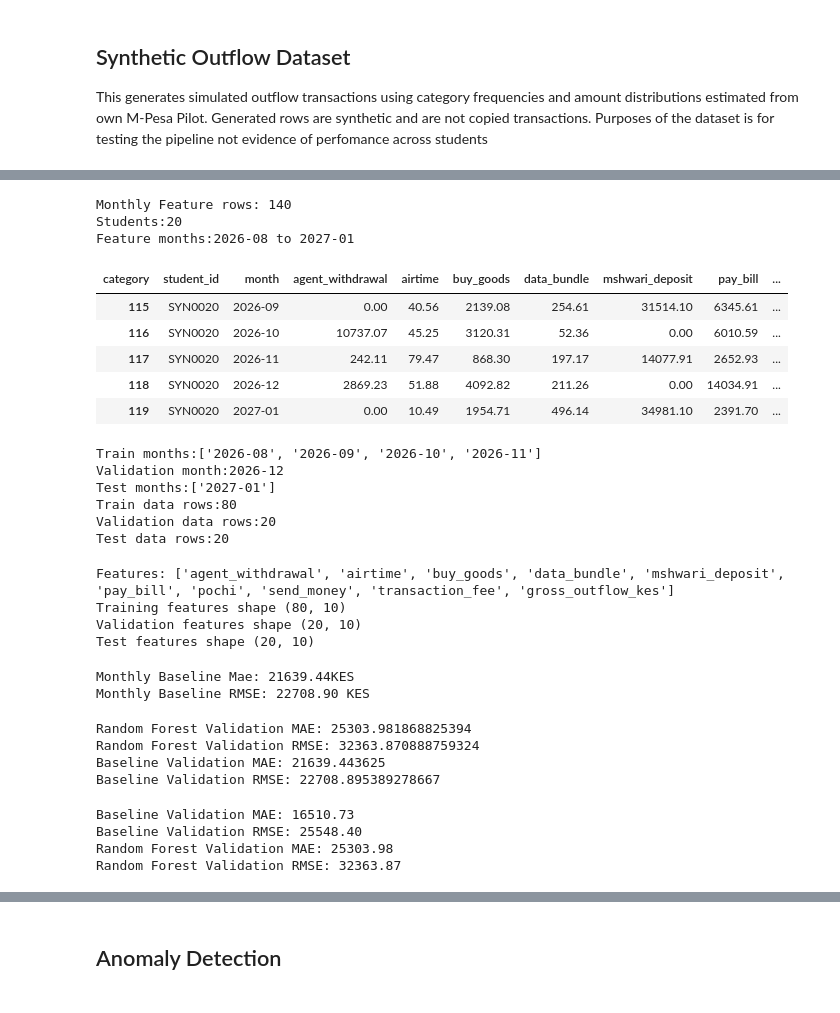
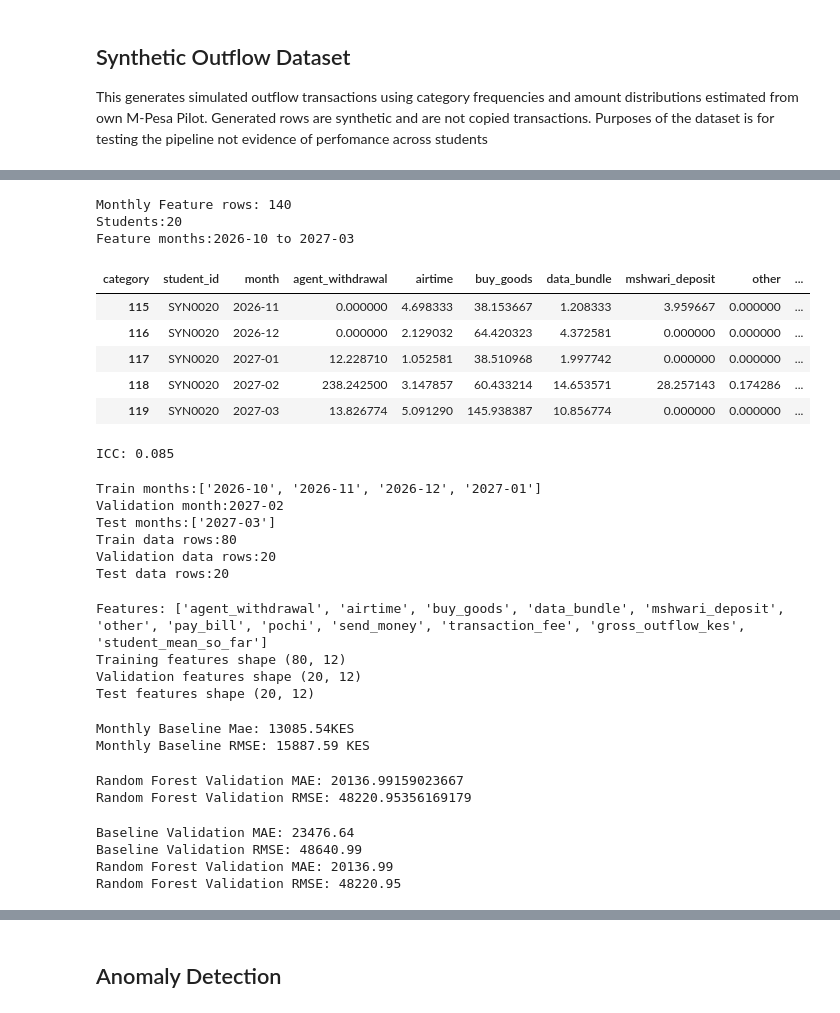
Before and after one commit to Jimmy-szn/dependants-costs, a Jupyter notebook: notebooks/aml.ipynb, the cells around one changed output, grey strips where cells are left out. Saved outputs shown, nothing was run; the diff lists cells and outputs as text; code cells hidden in the pictures.

```diff
--- a/notebooks/aml.ipynb
+++ b/notebooks/aml.ipynb
@@ -461,38 +485,52 @@ Monthly students records:140
 # %%
 synthetic_transactions["month"] = synthetic_transactions["month"]=synthetic_transactions["timestamp"].dt.to_period("M").astype(str)
 monthly_features =(
     synthetic_transactions.pivot_table (
         index=["student_id", "month"],
         columns="category",
         values="amount_kes",
         aggfunc="sum",
         fill_value=0,
     ).reset_index()
 )
 monthly_features["gross_outflow_kes"] = monthly_features.drop(
     columns=["student_id", "month"],
 ).sum(axis=1)
+days = synthetic_transactions.groupby("month")["timestamp"].apply(lambda s: s.dt.normalize().nunique())
+cat_cols = [c for c in monthly_features.columns if c not in ("student_id", "month")]
+monthly_features[cat_cols] = monthly_features[cat_cols].div(monthly_features["month"].map(days), axis=0)
+monthly_features["gross_outflow_kes"] = monthly_features[cat_cols].sum(axis=1)   # KES per day
 monthly_features = monthly_features.sort_values(["student_id", "month"])
 monthly_features["next_monthly_outflow_kes"] = (
     monthly_features.groupby("student_id")
 [ "gross_outflow_kes"].shift(-1))
+monthly_features["student_mean_so_far"] = (monthly_features.groupby("student_id")["gross_outflow_kes"]
+                                           .transform(lambda s: s.expanding().mean()))
 forecasting_dataset = monthly_features.dropna(
     subset=["next_monthly_outflow_kes"]
 ).reset_index(drop=True)
 print(f"Monthly Feature rows: {len(monthly_features):,}")
 print(f"Students:{forecasting_dataset['student_id'].nunique()}")
 print(f"Feature months:{forecasting_dataset['month'].min()} to {forecasting_dataset['month'].max()}")
 display(forecasting_dataset.tail())
 # %% [output]
 Monthly Feature rows: 140
 Students:20
-Feature months:2026-08 to 2027-01
+Feature months:2026-10 to 2027-03
-| category | student_id | month | agent_withdrawal | airtime | buy_goods | data_bundle | mshwari_deposit | pay_bill | ... |
-| 115 | SYN0020 | 2026-09 | 0.00 | 40.56 | 2139.08 | 254.61 | 31514.10 | 6345.61 | ... |
-| 116 | SYN0020 | 2026-10 | 10737.07 | 45.25 | 3120.31 | 52.36 | 0.00 | 6010.59 | ... |
-| 117 | SYN0020 | 2026-11 | 242.11 | 79.47 | 868.30 | 197.17 | 14077.91 | 2652.93 | ... |
-| 118 | SYN0020 | 2026-12 | 2869.23 | 51.88 | 4092.82 | 211.26 | 0.00 | 14034.91 | ... |
-| 119 | SYN0020 | 2027-01 | 0.00 | 10.49 | 1954.71 | 496.14 | 34981.10 | 2391.70 | ... |
+| category | student_id | month | agent_withdrawal | airtime | buy_goods | data_bundle | mshwari_deposit | other | ... |
+| 115 | SYN0020 | 2026-11 | 0.000000 | 4.698333 | 38.153667 | 1.208333 | 3.959667 | 0.000000 | ... |
+| 116 | SYN0020 | 2026-12 | 0.000000 | 2.129032 | 64.420323 | 4.372581 | 0.000000 | 0.000000 | ... |
+| 117 | SYN0020 | 2027-01 | 12.228710 | 1.052581 | 38.510968 | 1.997742 | 0.000000 | 0.000000 | ... |
+| 118 | SYN0020 | 2027-02 | 238.242500 | 3.147857 | 60.433214 | 14.653571 | 28.257143 | 0.174286 | ... |
+| 119 | SYN0020 | 2027-03 | 13.826774 | 5.091290 | 145.938387 | 10.856774 | 0.000000 | 0.000000 | ... |
+# %%
+g = forecasting_dataset.groupby("student_id")["gross_outflow_kes"]   # per-day rate
+k = g.count().mean()                                                  # months per student
+msb = k * g.mean().var(ddof=1)
+msw = g.var(ddof=1).mean()
+print("ICC:", round((msb - msw) / (msb + (k - 1) * msw), 3))
+# %% [output]
+ICC: 0.085
 # %%
 months = sorted(forecasting_dataset['month'].unique())
 if len(months) < 6:
@@ -510,9 +548,9 @@ print(f"Train data rows:{len(train_data)}")
 print(f"Validation data rows:{len(validation_data)}")
 print(f"Test data rows:{len(test_data)}")
 # %% [output]
-Train months:['2026-08', '2026-09', '2026-10', '2026-11']
-Validation month:2026-12
-Test months:['2027-01']
+Train months:['2026-10', '2026-11', '2026-12', '2027-01']
+Validation month:2027-02
+Test months:['2027-03']
 Train data rows:80
 Validation data rows:20
 Test data rows:20
@@ -534,23 +572,23 @@ print("Training features shape", x_train.shape)
 print("Validation features shape", x_validation.shape)
 print("Test features shape", x_test.shape)
 # %% [output]
-Features: ['agent_withdrawal', 'airtime', 'buy_goods', 'data_bundle', 'mshwari_deposit', 'pay_bill', 'pochi', 'send_money', 'transaction_fee', 'gross_outflow_kes']
-Training features shape (80, 10)
-Validation features shape (20, 10)
-Test features shape (20, 10)
+Features: ['agent_withdrawal', 'airtime', 'buy_goods', 'data_bundle', 'mshwari_deposit', 'other', 'pay_bill', 'pochi', 'send_money', 'transaction_fee', 'gross_outflow_kes', 'student_mean_so_far']
+Training features shape (80, 12)
+Validation features shape (20, 12)
+Test features shape (20, 12)
 # %%
 from sklearn.metrics import mean_absolute_error, mean_squared_error
 import numpy as np
 training_mean = y_train.mean()
 baseline_prediction = np.full(len(y_test), training_mean)
-baseline_mae = mean_absolute_error(y_test, baseline_prediction)
-baseline_mse = mean_squared_error(y_test, baseline_prediction)
-baseline_rmse = np.sqrt(baseline_mse)
+baseline_mae = mean_absolute_error(y_test, baseline_prediction) * 30
+baseline_mse = mean_squared_error(y_test, baseline_prediction) * 30
+baseline_rmse = np.sqrt(mean_squared_error(y_test, baseline_prediction)) * 30
 print(f"Monthly Baseline Mae: {baseline_mae:.2f}KES")
 print(f"Monthly Baseline RMSE: {baseline_rmse:.2f} KES")
 # %% [output]
-Monthly Baseline Mae: 21639.44KES
-Monthly Baseline RMSE: 22708.90 KES
+Monthly Baseline Mae: 13085.54KES
+Monthly Baseline RMSE: 15887.59 KES
 # %%
 from sklearn.ensemble import RandomForestRegressor
 random_forest = RandomForestRegressor(
@@ -561,33 +599,29 @@ random_forest = RandomForestRegressor(
 )
 random_forest.fit(x_train, y_train)
 validation_prediction = random_forest.predict(x_validation)
-validation_mae = mean_absolute_error(y_validation, validation_prediction)
-validation_rmse = np.sqrt(mean_squared_error(y_validation, validation_prediction))
+validation_mae = mean_absolute_error(y_validation, validation_prediction) * 30
+validation_rmse = np.sqrt(mean_squared_error(y_validation, validation_prediction)) * 30
 print(f"Random Forest Validation MAE: {validation_mae}")
 print(f"Random Forest Validation RMSE: {validation_rmse}")
-print(f"Baseline Validation MAE: {baseline_mae}")
-print(f"Baseline Validation RMSE: {baseline_rmse}")
 # %% [output]
-Random Forest Validation MAE: 25303.981868825394
-Random Forest Validation RMSE: 32363.870888759324
-Baseline Validation MAE: 21639.443625
-Baseline Validation RMSE: 22708.895389278667
+Random Forest Validation MAE: 20136.99159023667
+Random Forest Validation RMSE: 48220.95356169179
 # %%
 validation_baseline_prediction  = np.full(
     len(y_validation),
     training_mean
 )
-validation_baseline_mae = mean_absolute_error(y_validation, validation_baseline_prediction)
-validation_baseline_rmse = np.sqrt(mean_squared_error(y_validation, validation_baseline_prediction))
+validation_baseline_mae = mean_absolute_error(y_validation, validation_baseline_prediction) * 30
+validation_baseline_rmse = np.sqrt(mean_squared_error(y_validation, validation_baseline_prediction)) * 30
 print(f"Baseline Validation MAE: {validation_baseline_mae:.2f}")
 print(f"Baseline Validation RMSE: {validation_baseline_rmse:.2f}")
 print(f"Random Forest Validation MAE: {validation_mae:.2f}")
 print(f"Random Forest Validation RMSE: {validation_rmse:.2f}")
 # %% [output]
-Baseline Validation MAE: 16510.73
-Baseline Validation RMSE: 25548.40
-Random Forest Validation MAE: 25303.98
-Random Forest Validation RMSE: 32363.87
+Baseline Validation MAE: 23476.64
+Baseline Validation RMSE: 48640.99
+Random Forest Validation MAE: 20136.99
+Random Forest Validation RMSE: 48220.95
 # %%
 random_forest_settings=[
  {"n_estimators":100, "min_samples_leaf":1, "max_features":1.0},
```
Also changed, not shown: parts of 47 cells of this notebook.
